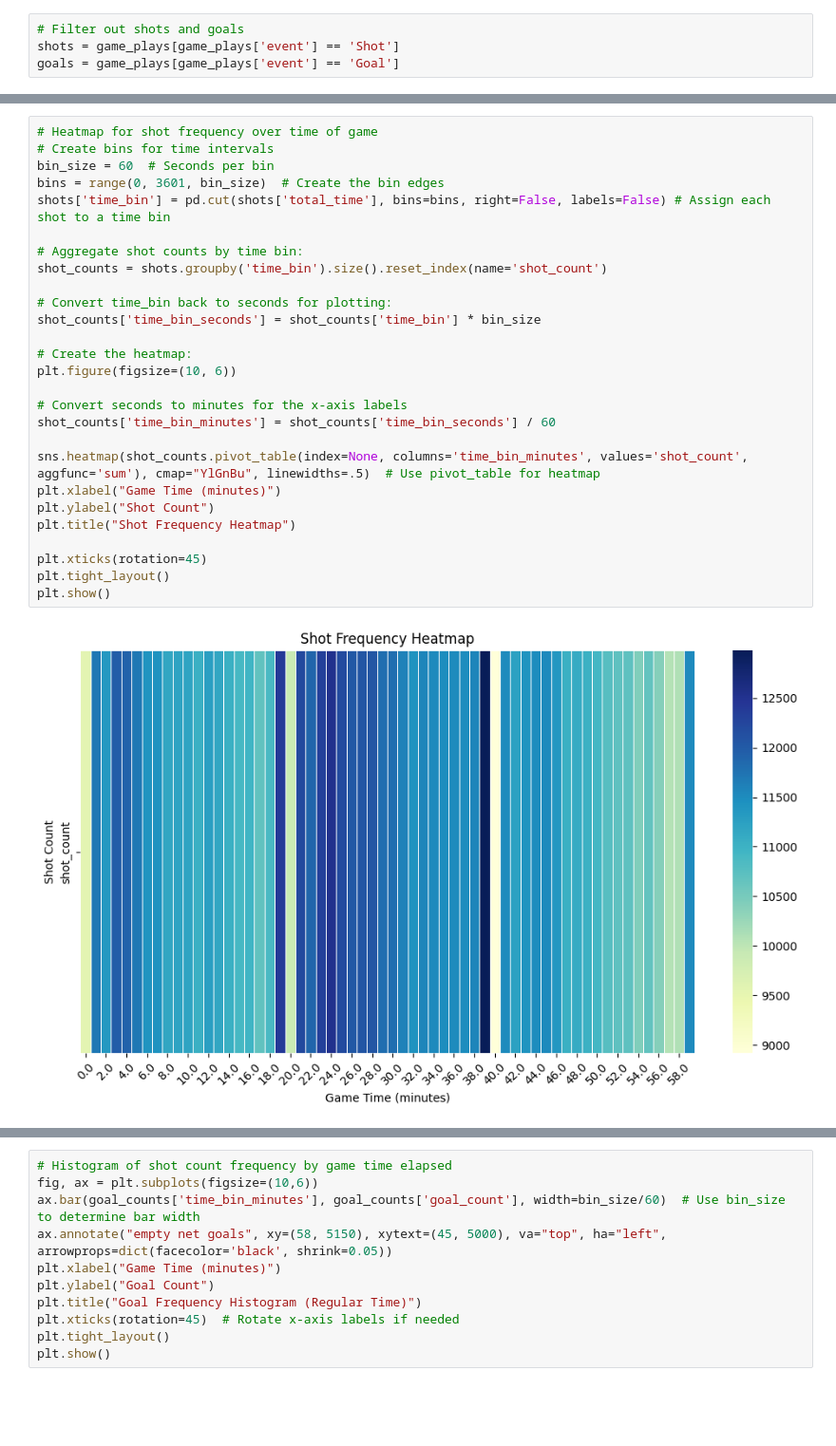
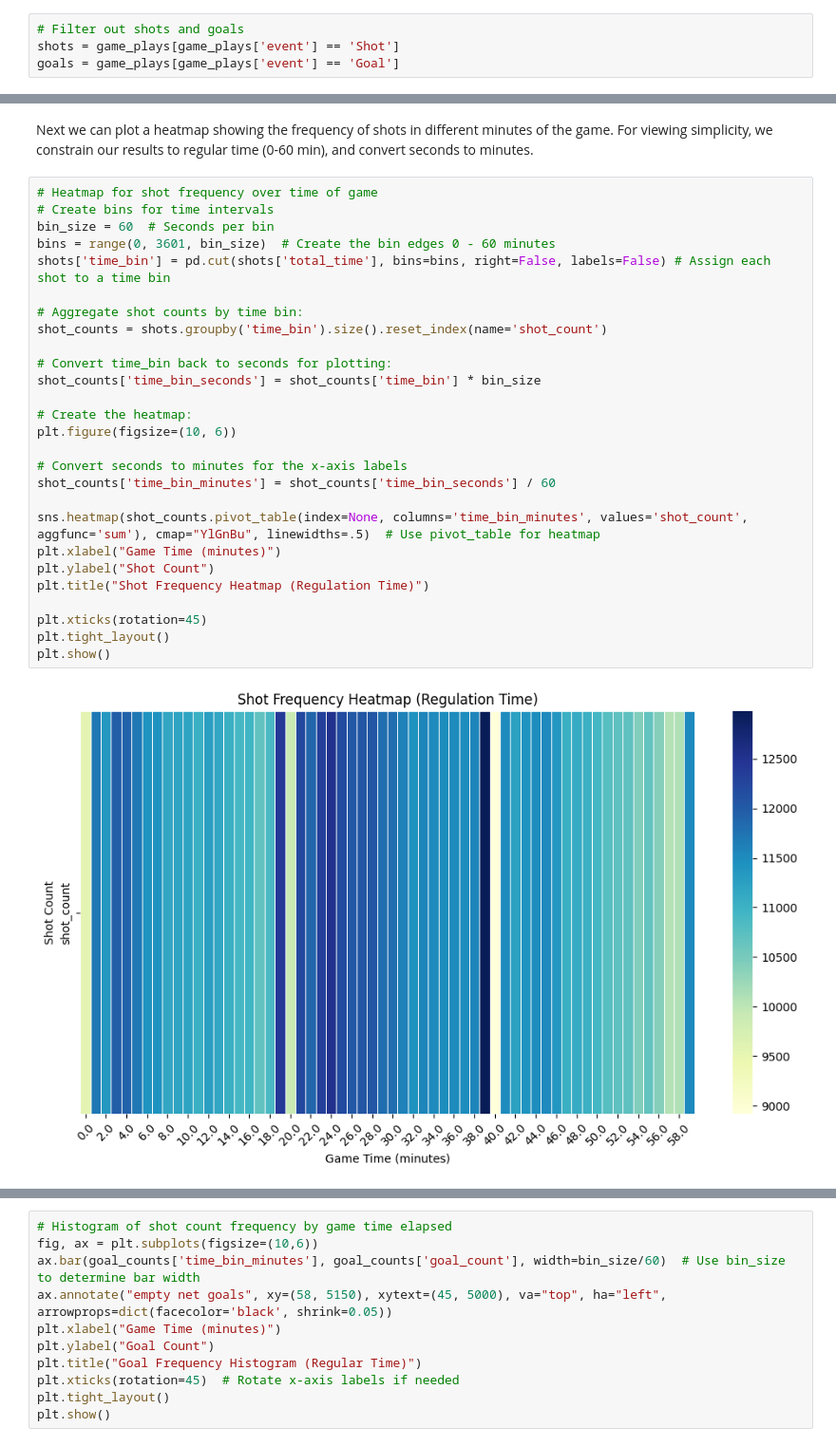
Before and after one commit to mattzirp/pucks_to_the_net, a Jupyter notebook: notebooks/time_series_analysis.ipynb, the cells around one changed output, grey strips where cells are left out. Shown at 95% size. Drawn from its saved outputs; the diff is of its cells as text; blank space fills up the shorter version.

```diff
--- a/notebooks/time_series_analysis.ipynb
+++ b/notebooks/time_series_analysis.ipynb
@@ -71,30 +76,32 @@ def calculate_total_time(df):
 shots = calculate_total_time(shots)
+# %% [markdown]
+Next we can plot a heatmap showing the frequency of shots in different minutes of the game. For viewing simplicity, we constrain our results to regular time (0-60 min), and convert seconds to minutes.
 # %%
 # Heatmap for shot frequency over time of game
 # Create bins for time intervals
 bin_size = 60  # Seconds per bin
-bins = range(0, 3601, bin_size)  # Create the bin edges
+bins = range(0, 3601, bin_size)  # Create the bin edges 0 - 60 minutes
 shots['time_bin'] = pd.cut(shots['total_time'], bins=bins, right=False, labels=False) # Assign each shot to a time bin
 
 # Aggregate shot counts by time bin:
 shot_counts = shots.groupby('time_bin').size().reset_index(name='shot_count')
 
 # Convert time_bin back to seconds for plotting:
 shot_counts['time_bin_seconds'] = shot_counts['time_bin'] * bin_size
 
 # Create the heatmap:
 plt.figure(figsize=(10, 6))
 
 # Convert seconds to minutes for the x-axis labels
 shot_counts['time_bin_minutes'] = shot_counts['time_bin_seconds'] / 60
 
 sns.heatmap(shot_counts.pivot_table(index=None, columns='time_bin_minutes', values='shot_count', aggfunc='sum'), cmap="YlGnBu", linewidths=.5)  # Use pivot_table for heatmap
 plt.xlabel("Game Time (minutes)")
 plt.ylabel("Shot Count")
-plt.title("Shot Frequency Heatmap")
+plt.title("Shot Frequency Heatmap (Regulation Time)")
 
 plt.xticks(rotation=45)
 plt.tight_layout()
 plt.show()
 # %% [output]
-[figure, old version]
+[figure, new version]
```
Also changed, not shown: parts of 17 cells of this notebook, 10 other files.
